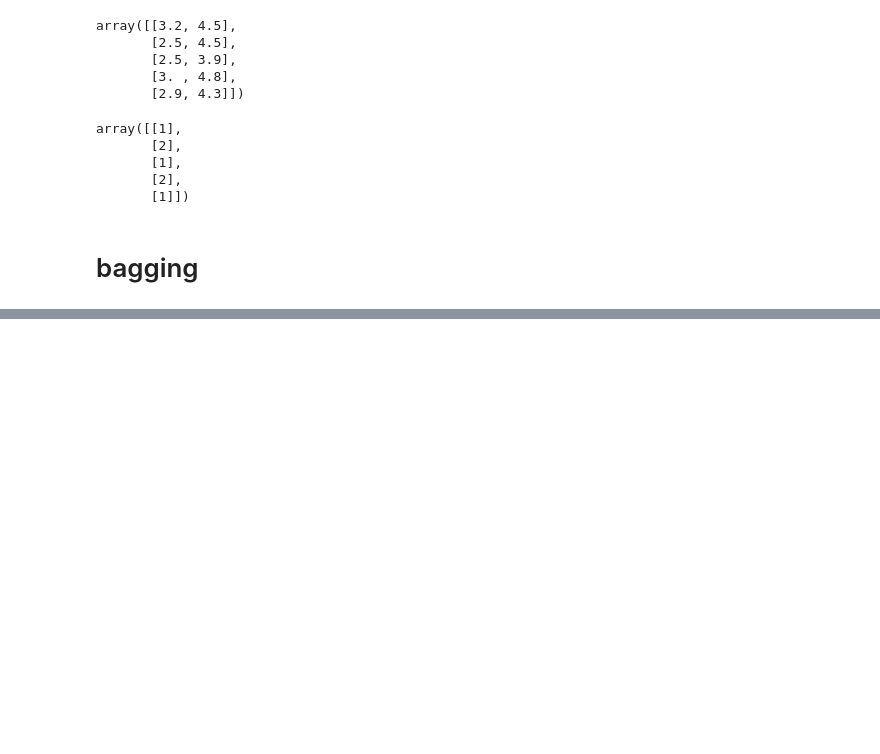
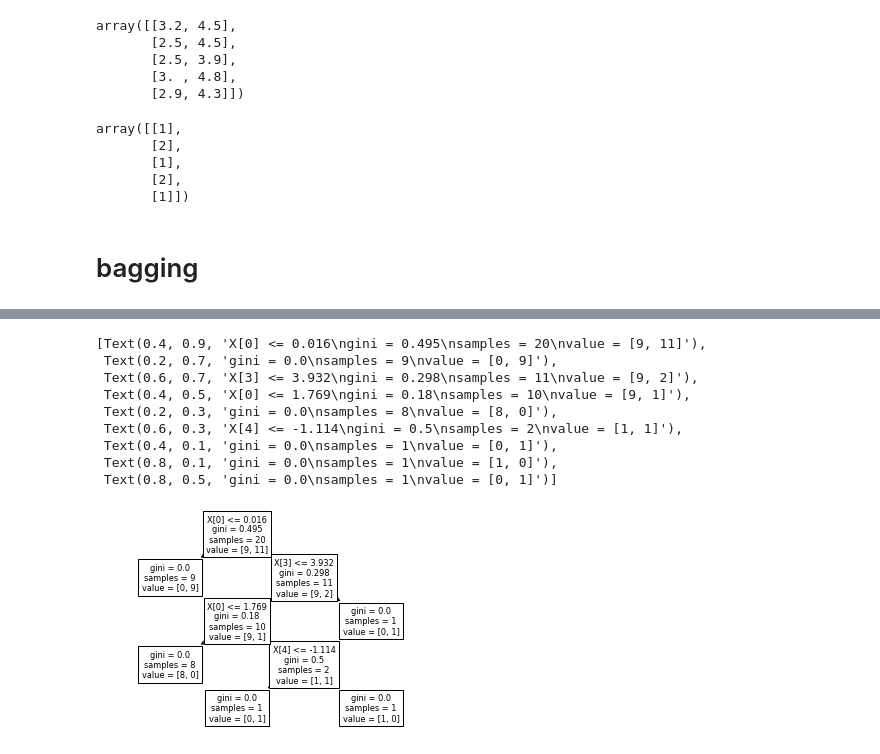
Before and after one commit to Lucifer55555/Backup, a Jupyter notebook: python_practice/Random_forest.ipynb, the cells around one changed output, grey strips where cells are left out. Drawn from its saved outputs; the diff is of its cells as text; code cells hidden in the pictures; blank space fills up the shorter version.

```diff
--- a/python_practice/Random_forest.ipynb
+++ b/python_practice/Random_forest.ipynb
@@ -234,0 +290,2 @@ prediction5 [2]
+# %%
+df2=sample_rows(df,0.2)
@@ -234,0 +336,13 @@ prediction5 [2]
+# %%
+plot_tree(clf2)
+# %% [output]
+[Text(0.4, 0.9, 'X[0] <= 0.016\ngini = 0.495\nsamples = 20\nvalue = [9, 11]'),
+ Text(0.2, 0.7, 'gini = 0.0\nsamples = 9\nvalue = [0, 9]'),
+ Text(0.6, 0.7, 'X[3] <= 3.932\ngini = 0.298\nsamples = 11\nvalue = [9, 2]'),
+ Text(0.4, 0.5, 'X[0] <= 1.769\ngini = 0.18\nsamples = 10\nvalue = [9, 1]'),
+ Text(0.2, 0.3, 'gini = 0.0\nsamples = 8\nvalue = [8, 0]'),
+ Text(0.6, 0.3, 'X[4] <= -1.114\ngini = 0.5\nsamples = 2\nvalue = [1, 1]'),
+ Text(0.4, 0.1, 'gini = 0.0\nsamples = 1\nvalue = [0, 1]'),
+ Text(0.8, 0.1, 'gini = 0.0\nsamples = 1\nvalue = [1, 0]'),
+ Text(0.8, 0.5, 'gini = 0.0\nsamples = 1\nvalue = [0, 1]')]
+[figure, added]
```
Also changed, not shown: parts of 34 cells of this notebook, 3 other files.
